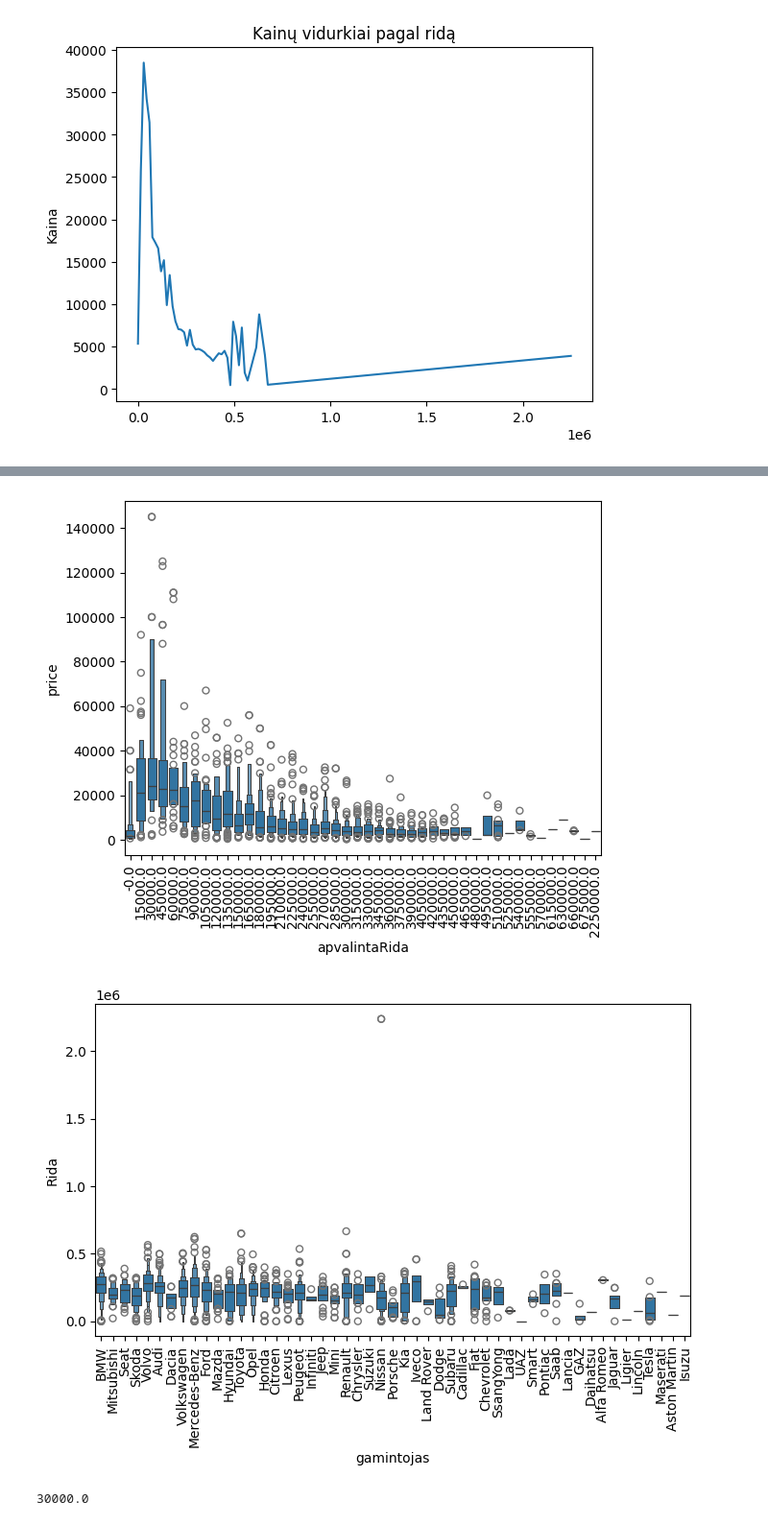
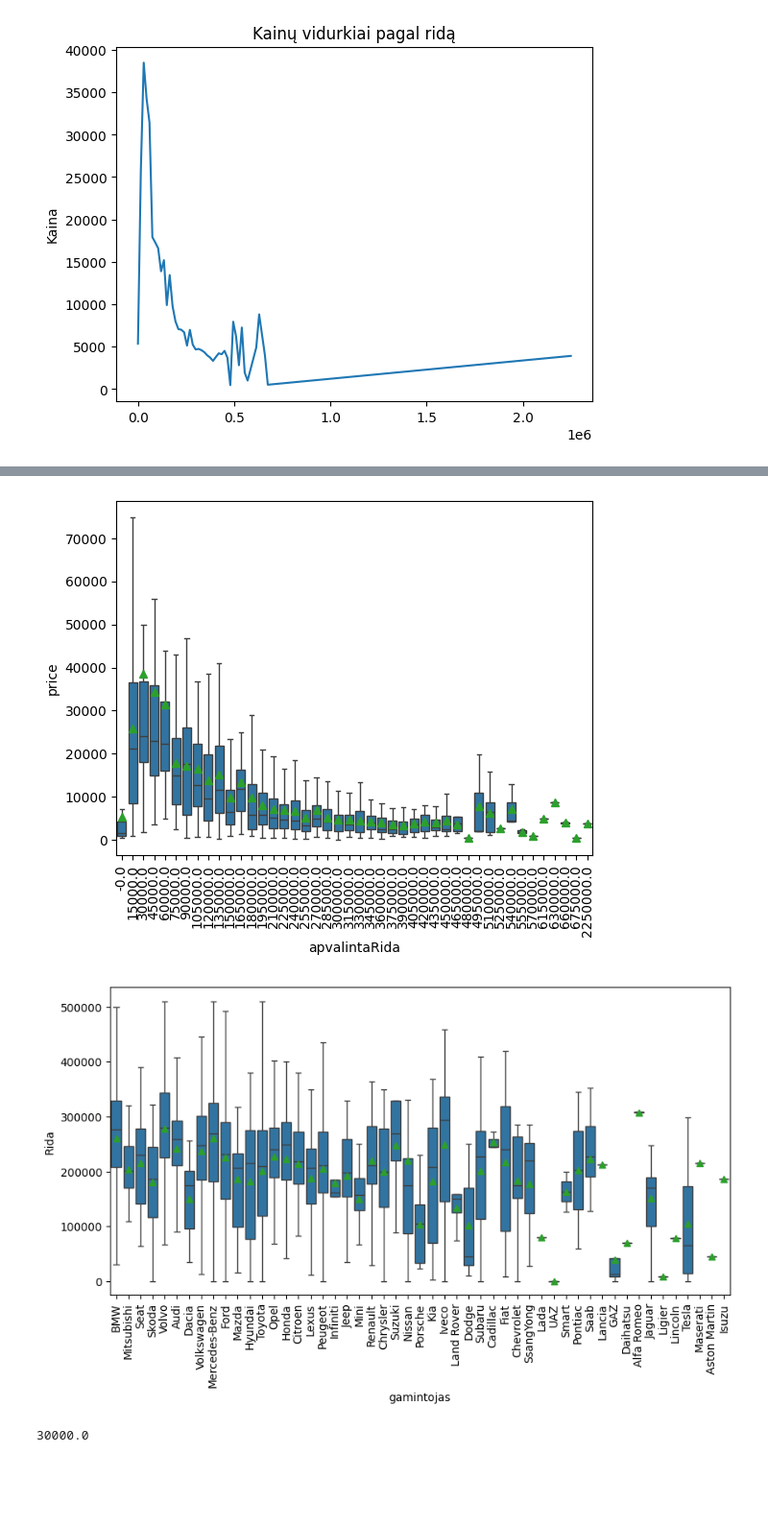
Before and after one commit to FallowMe/JupyterNoteboooks, a Jupyter notebook: 22_paskaita 2024_04_18.ipynb, the cells around one changed output, grey strips where cells are left out. Shown at 96% size. Cells and saved outputs as stored; diff of their text form; code cells hidden in the pictures; blank space fills up the shorter version.

```diff
--- a/22_paskaita 2024_04_18.ipynb
+++ b/22_paskaita 2024_04_18.ipynb
@@ -140,18 +140,18 @@ plt.show()
 # %%
 # atvaizduokite boxplotas kainos pasiskirstymą nuo ridos (15 000 km intervalais apvalintos)
-grafikas = sns.boxenplot(data = auto, x = 'apvalintaRida', y = 'price')
+grafikas = sns.boxplot(data = auto, x = 'apvalintaRida', y = 'price', showmeans=True, showfliers=False)
 grafikas.tick_params(axis = 'x', rotation=90)
 plt.show()
 # %% [output]
-[figure, old version]
+[figure, new version]
 # %%
 # atvaizduokite boxplotais ridos pasiskirstymo priklausomybę nuo gamintojo
-fig = plt.figure(figsize=[8,4.5])
-grafikas = sns.boxenplot(data = auto, x = 'gamintojas', y = 'Rida')
+fig = plt.figure(figsize=[10,5])
+grafikas = sns.boxplot(data = auto, x = 'gamintojas', y = 'Rida', showmeans=True, showfliers=False)
 grafikas.tick_params(axis = 'x', rotation=90)
 plt.show()
 # %% [output]
-[figure, old version]
+[figure, new version]
 # %%
 np.ceil(15001 / 15000) * 15000
 # %% [output]
```
Also changed, not shown: parts of 1 cell of this notebook, 10 other files.
